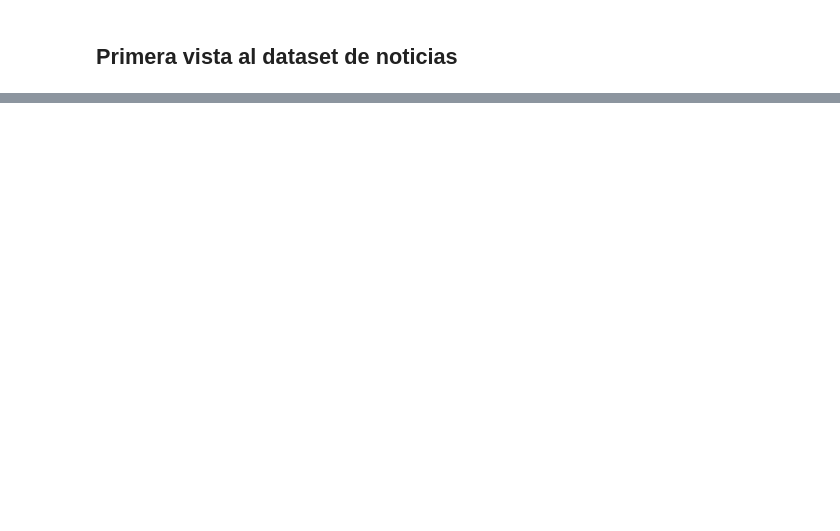
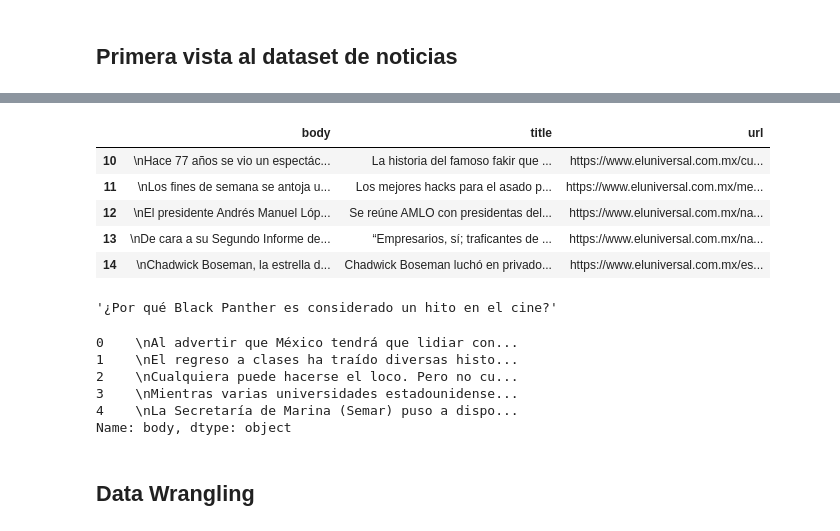
Before and after one commit to datormx/IngenieriaDatosPython, a Jupyter notebook: Platzi Data Live.ipynb, the cells around one changed output, grey strips where cells are left out. Saved outputs shown, nothing was run; the diff lists cells and outputs as text; code cells hidden in the pictures; blank space fills up the shorter version.

```diff
--- a/Platzi Data Live.ipynb
+++ b/Platzi Data Live.ipynb
@@ -155,0 +267,26 @@ sys.executable #Python version origin
+# %%
+# Numpy like
+
+el_universal.iloc[10:15]
+# %% [output]
+|  | body | title | url |
+| 10 | \nHace 77 años se vio un espectác... | La historia del famoso fakir que ... | https://www.eluniversal.com.mx/cu... |
+| 11 | \nLos fines de semana se antoja u... | Los mejores hacks para el asado p... | https://www.eluniversal.com.mx/me... |
+| 12 | \nEl presidente Andrés Manuel Lóp... | Se reúne AMLO con presidentas del... | https://www.eluniversal.com.mx/na... |
+| 13 | \nDe cara a su Segundo Informe de... | “Empresarios, sí; traficantes de ... | https://www.eluniversal.com.mx/na... |
+| 14 | \nChadwick Boseman, la estrella d... | Chadwick Boseman luchó en privado... | https://www.eluniversal.com.mx/es... |
+# %%
+el_universal.iloc[20]['title']
+# %% [output]
+'¿Por qué Black Panther es considerado un hito en el cine?'
+# %%
+el_universal.iloc[:5, 0] #No utilizable, no es legible.
+# %% [output]
+0    \nAl advertir que México tendrá que lidiar con...
+1    \nEl regreso a clases ha traído diversas histo...
+2    \nCualquiera puede hacerse el loco. Pero no cu...
+3    \nMientras varias universidades estadounidense...
+4    \nLa Secretaría de Marina (Semar) puso a dispo...
+Name: body, dtype: object
+# %% [markdown]
+## Data Wrangling
```
Also changed, not shown: parts of 19 cells of this notebook, 4 other files.
